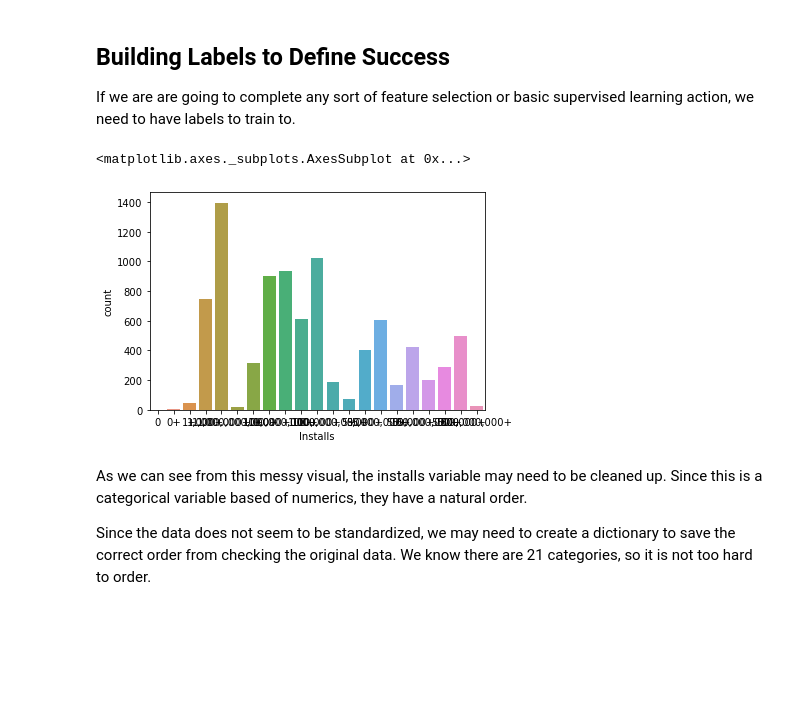
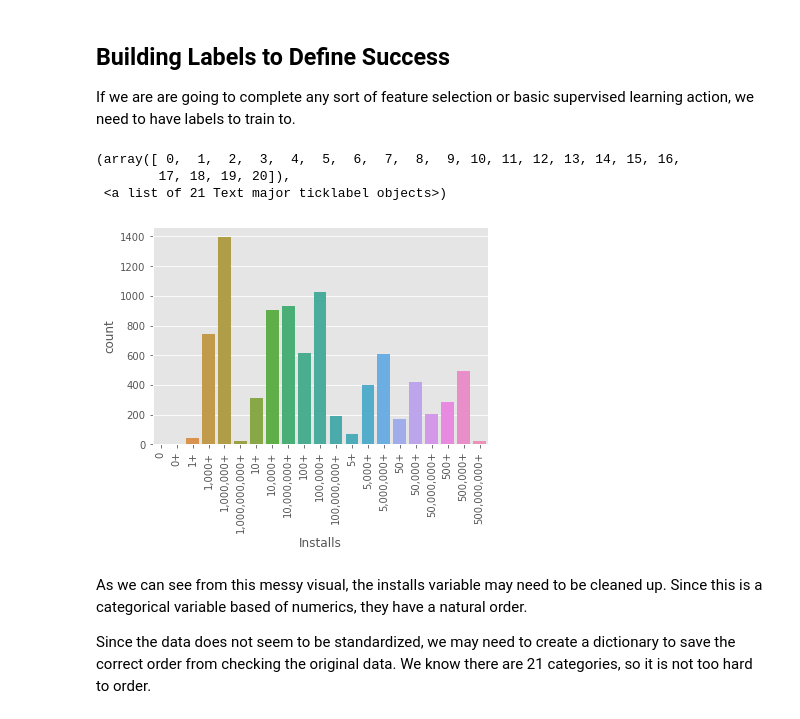
Before and after one commit to hanessteven/Hanes_Projects, a Jupyter notebook: Profitable Apps Project/Profitable Apps.ipynb, the cells around one changed output. Saved outputs shown, nothing was run; the diff lists cells and outputs as text; code cells hidden in the pictures; blank space fills up the shorter version.

Commit message:
Adjust Visual Formatting

```diff
--- a/Profitable Apps Project/Profitable Apps.ipynb
+++ b/Profitable Apps Project/Profitable Apps.ipynb
@@ -30,6 +30,9 @@ import os
 import re
 import jenkspy
 import matplotlib.pyplot as plt
+from matplotlib import style
+style.use("ggplot")
+%matplotlib inline
 from sklearn.tree import DecisionTreeClassifier
 from sklearn.model_selection import train_test_split, RandomizedSearchCV
 from sklearn.metrics import precision_score, recall_score, roc_auc_score, roc_curve
@@ -551,10 +554,13 @@ df.to_csv(r'RawData/google_cleaned.csv', index=False)  # Export df without index
 If we are are going to complete any sort of feature selection or basic supervised learning
 action, we need to have labels to train to.
 # %%
-sns.countplot(x='Installs', data=df)  # Basic Count Plot of our Install Metric
+sns.countplot(x='Installs', data=df)
+plt.xticks(rotation=90)# Basic Count Plot of our Install Metric
 # %% [output]
-<matplotlib.axes._subplots.AxesSubplot at 0x...>
+(array([ 0,  1,  2,  3,  4,  5,  6,  7,  8,  9, 10, 11, 12, 13, 14, 15, 16,
+        17, 18, 19, 20]),
+ <a list of 21 Text major ticklabel objects>)
-[figure, old version]
+[figure, new version]
 # %% [markdown]
 As we can see from this messy visual, the installs variable may need to be cleaned up.  Since this is a categorical variable
 based of numerics, they have a natural order.
```
Also changed, not shown: parts of 9 cells of this notebook.
